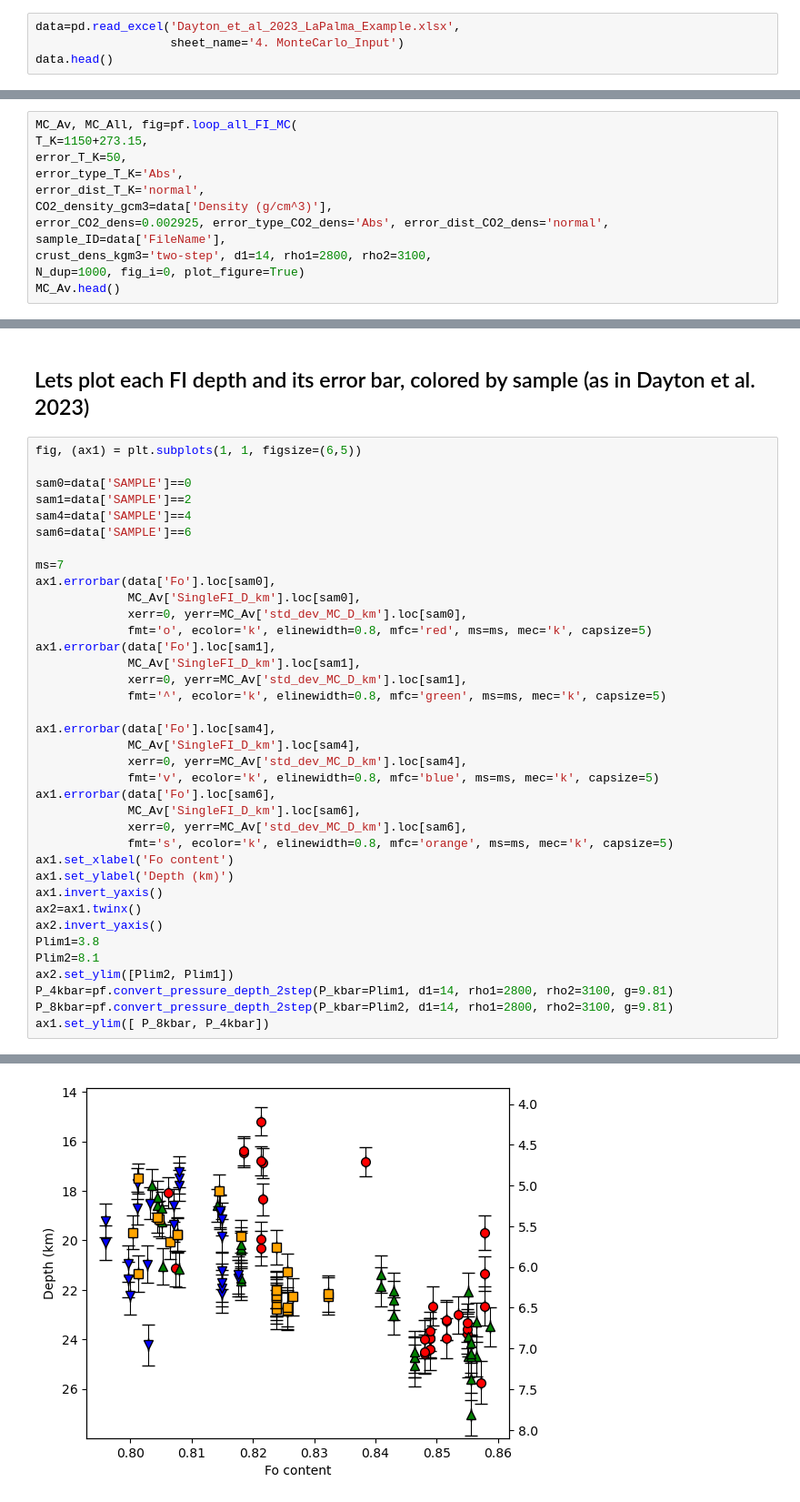
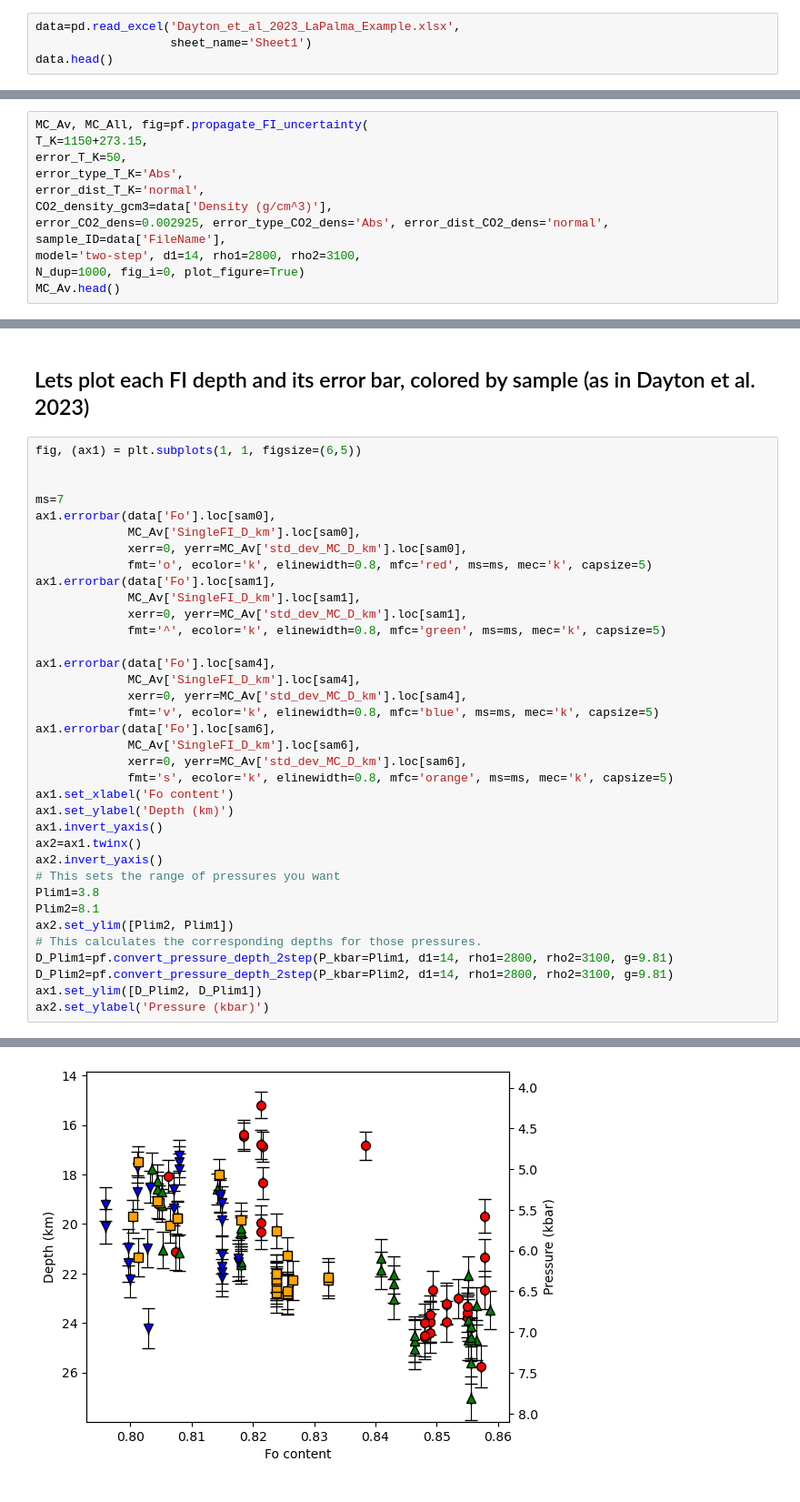
Before and after one commit to PennyWieser/DiadFit, a Jupyter notebook: docs/Examples/Example5_FI_density_to_depth/Dayton_etal_2023_LaPalmaExample.ipynb, the cells around one changed output, grey strips where cells are left out. Shown at 91% size. Cells and saved outputs as stored; diff of their text form.

```diff
--- a/docs/Examples/Example5_FI_density_to_depth/Dayton_etal_2023_LaPalmaExample.ipynb
+++ b/docs/Examples/Example5_FI_density_to_depth/Dayton_etal_2023_LaPalmaExample.ipynb
@@ -14,5 +16,5 @@ pf.__version__
 # %%
 data=pd.read_excel('Dayton_et_al_2023_LaPalma_Example.xlsx',
-                   sheet_name='4. MonteCarlo_Input')
+                   sheet_name='Sheet1')
 data.head()
 # %% [output]
@@ -34,5 +34,5 @@ plt.hist(data['Density (g/cm^3)'])
 # %%
-MC_Av, MC_All, fig=pf.loop_all_FI_MC(
+MC_Av, MC_All, fig=pf.propagate_FI_uncertainty(
 T_K=1150+273.15,
 error_T_K=50,
 error_type_T_K='Abs',
@@ -40,7 +40,7 @@ error_dist_T_K='normal',
 CO2_density_gcm3=data['Density (g/cm^3)'],
 error_CO2_dens=0.002925, error_type_CO2_dens='Abs', error_dist_CO2_dens='normal',
 sample_ID=data['FileName'],
-crust_dens_kgm3='two-step', d1=14, rho1=2800, rho2=3100,
+model='two-step', d1=14, rho1=2800, rho2=3100,
 N_dup=1000, fig_i=0, plot_figure=True)
 MC_Av.head()
 # %% [output]
@@ -62,10 +87,6 @@ working on sample number 100
 # %%
 fig, (ax1) = plt.subplots(1, 1, figsize=(6,5))
 
-sam0=data['SAMPLE']==0
-sam1=data['SAMPLE']==2
-sam4=data['SAMPLE']==4
-sam6=data['SAMPLE']==6
 
 ms=7
 ax1.errorbar(data['Fo'].loc[sam0],
@@ -90,10 +111,13 @@ ax1.set_ylabel('Depth (km)')
 ax1.invert_yaxis()
 ax2=ax1.twinx()
 ax2.invert_yaxis()
+# This sets the range of pressures you want
 Plim1=3.8
 Plim2=8.1
 ax2.set_ylim([Plim2, Plim1])
-P_4kbar=pf.convert_pressure_depth_2step(P_kbar=Plim1, d1=14, rho1=2800, rho2=3100, g=9.81)
-P_8kbar=pf.convert_pressure_depth_2step(P_kbar=Plim2, d1=14, rho1=2800, rho2=3100, g=9.81)
-ax1.set_ylim([ P_8kbar, P_4kbar])
+# This calculates the corresponding depths for those pressures.
+D_Plim1=pf.convert_pressure_depth_2step(P_kbar=Plim1, d1=14, rho1=2800, rho2=3100, g=9.81)
+D_Plim2=pf.convert_pressure_depth_2step(P_kbar=Plim2, d1=14, rho1=2800, rho2=3100, g=9.81)
+ax1.set_ylim([D_Plim2, D_Plim1])
+ax2.set_ylabel('Pressure (kbar)')
 # %% [output]
@@ -101,2 +125,2 @@ ax1.set_ylim([ P_8kbar, P_4kbar])
-[figure, old version]
+[figure, new version]
 # %%
```
Also changed, not shown: parts of 19 cells of this notebook, 7 other files.
